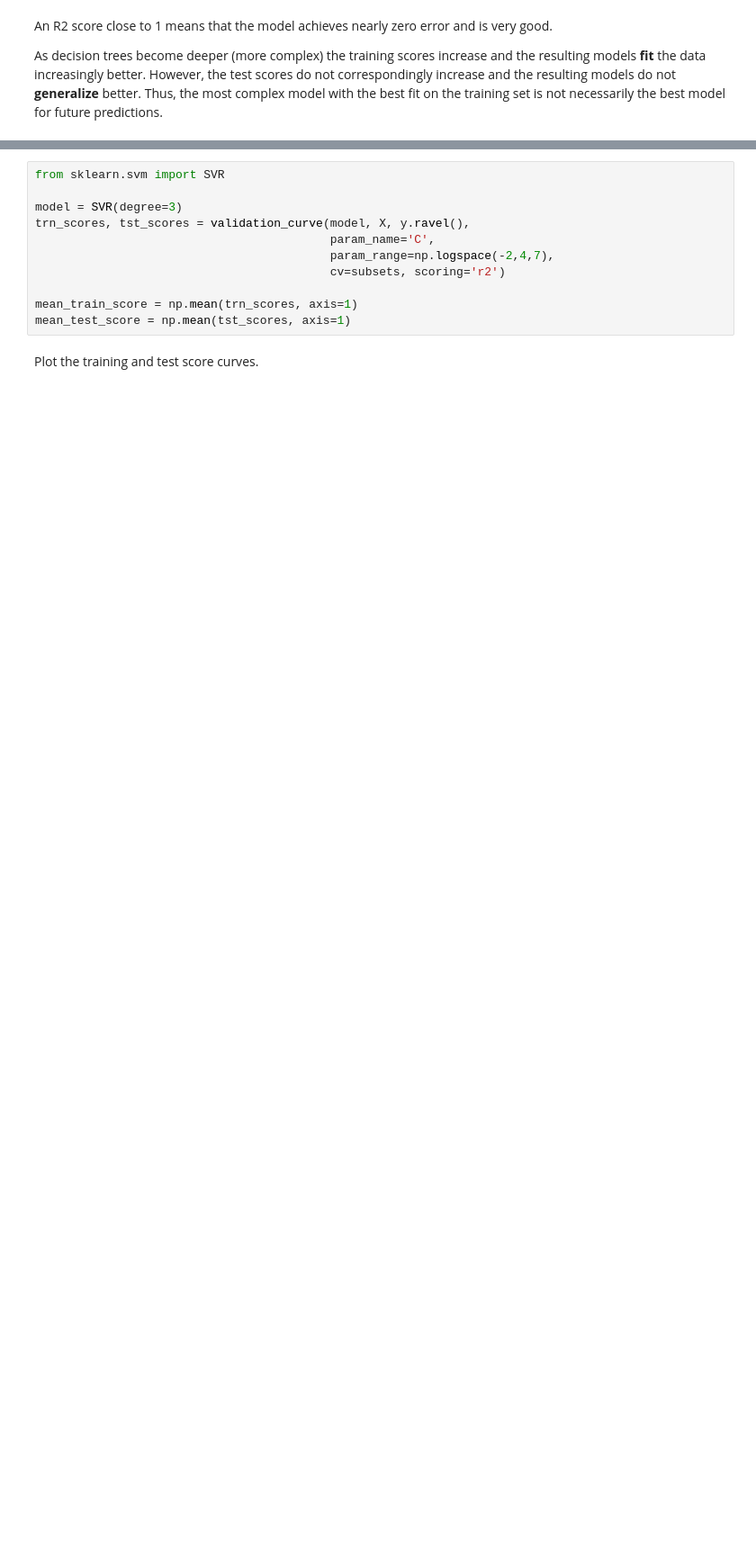
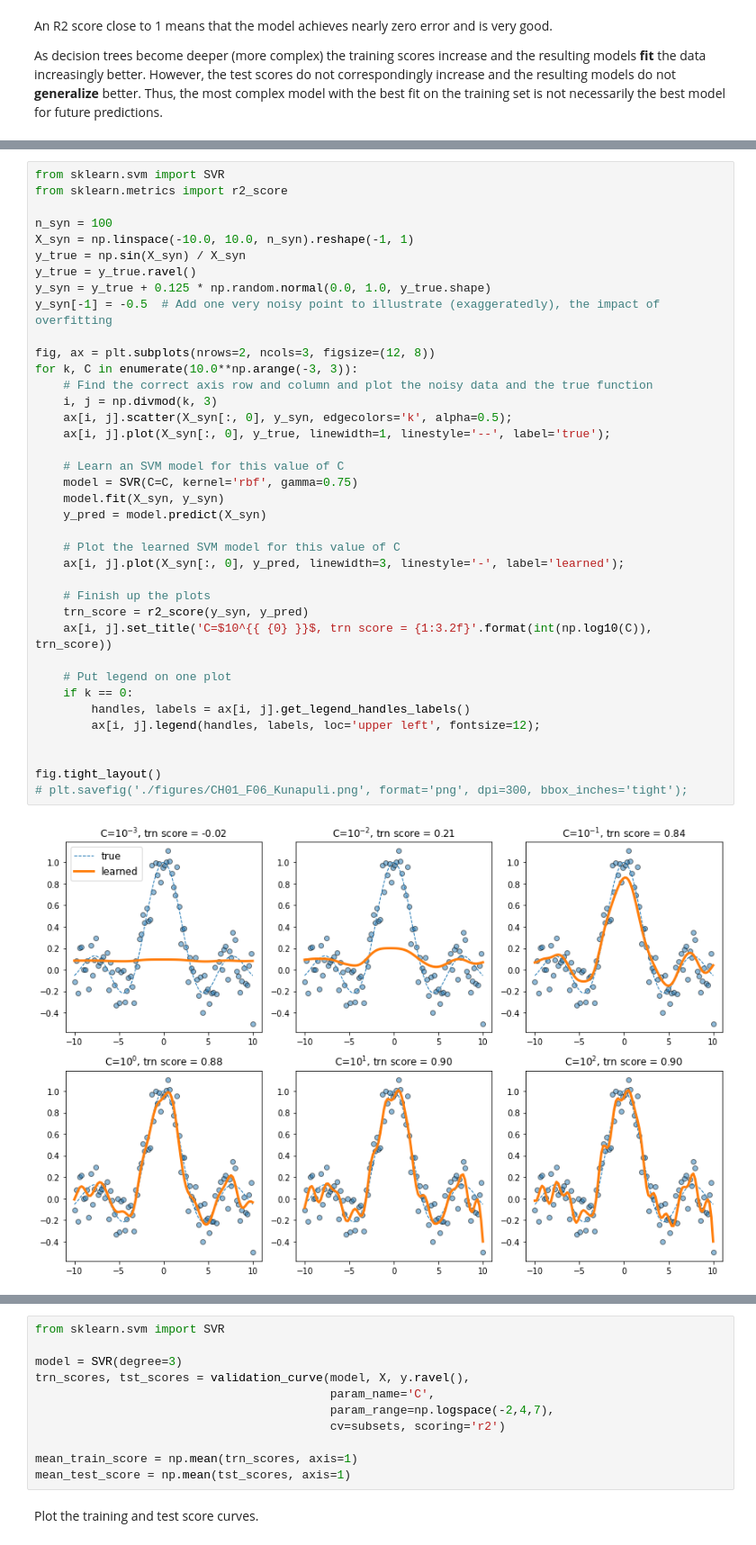
Before and after one commit to gkunapuli/ensemble-methods-notebooks, a Jupyter notebook: Ch1.3-fit-vs-complexity.ipynb, the cells around one changed output, grey strips where cells are left out. Shown at 90% size. Cells and saved outputs as stored; diff of their text form; blank space fills up the shorter version.

```diff
--- a/Ch1.3-fit-vs-complexity.ipynb
+++ b/Ch1.3-fit-vs-complexity.ipynb
@@ -76,0 +89,40 @@ As decision trees become deeper (more complex) the training scores increase and
+# %%
+from sklearn.svm import SVR
+from sklearn.metrics import r2_score
+
+n_syn = 100
+X_syn = np.linspace(-10.0, 10.0, n_syn).reshape(-1, 1)
+y_true = np.sin(X_syn) / X_syn
+y_true = y_true.ravel()
+y_syn = y_true + 0.125 * np.random.normal(0.0, 1.0, y_true.shape)
+y_syn[-1] = -0.5  # Add one very noisy point to illustrate (exaggeratedly), the impact of overfitting
+
+fig, ax = plt.subplots(nrows=2, ncols=3, figsize=(12, 8))
+for k, C in enumerate(10.0**np.arange(-3, 3)):
+    # Find the correct axis row and column and plot the noisy data and the true function
+    i, j = np.divmod(k, 3)
+    ax[i, j].scatter(X_syn[:, 0], y_syn, edgecolors='k', alpha=0.5);
+    ax[i, j].plot(X_syn[:, 0], y_true, linewidth=1, linestyle='--', label='true');
+
+    # Learn an SVM model for this value of C
+    model = SVR(C=C, kernel='rbf', gamma=0.75)
+    model.fit(X_syn, y_syn)
+    y_pred = model.predict(X_syn)
+
+    # Plot the learned SVM model for this value of C
+    ax[i, j].plot(X_syn[:, 0], y_pred, linewidth=3, linestyle='-', label='learned');
+
+    # Finish up the plots
+    trn_score = r2_score(y_syn, y_pred)
+    ax[i, j].set_title('C=$10^{{ {0} }}$, trn score = {1:3.2f}'.format(int(np.log10(C)), trn_score))
+
+    # Put legend on one plot
+    if k == 0:
+        handles, labels = ax[i, j].get_legend_handles_labels()
+        ax[i, j].legend(handles, labels, loc='upper left', fontsize=12);
+
+
+fig.tight_layout()
+# plt.savefig('./figures/CH01_F06_Kunapuli.png', format='png', dpi=300, bbox_inches='tight');
+# %% [output]
+[figure, added]
```
Also changed, not shown: parts of 8 cells of this notebook.
